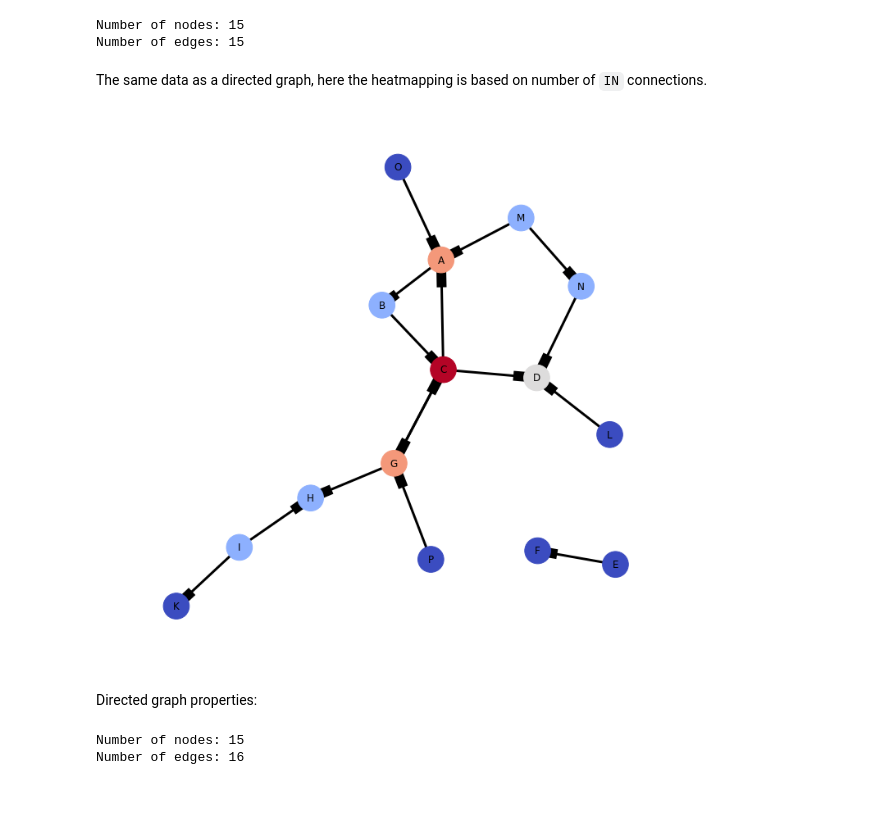
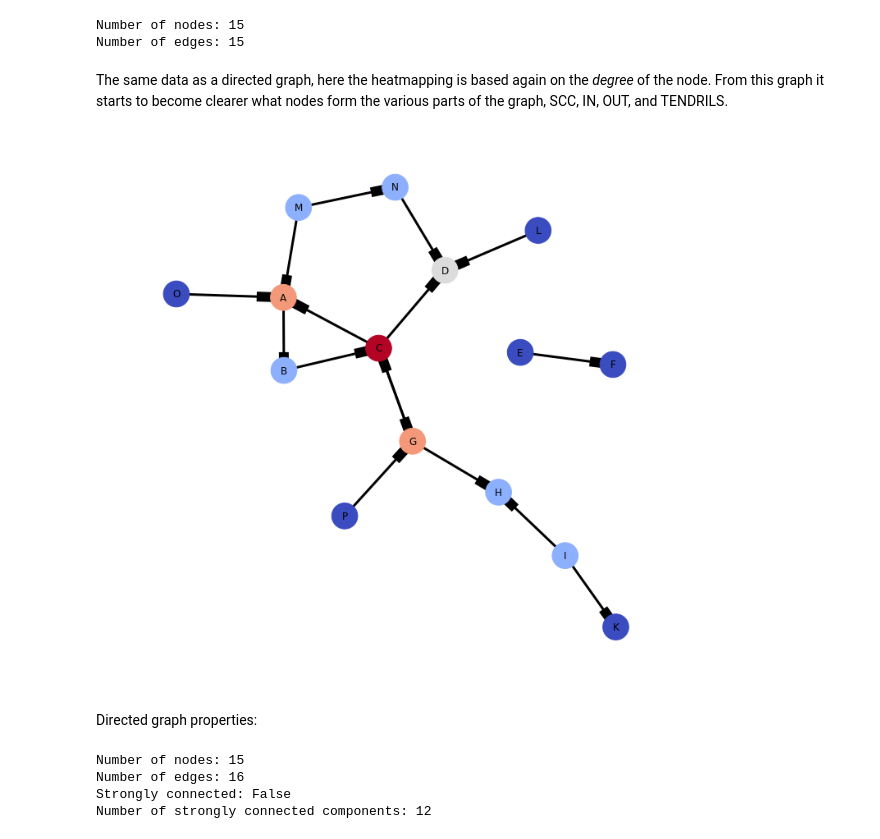
Before and after one commit to Eudoxier/cs532-s17, a Jupyter notebook: assignments/assignment_one/graph_structure/graph_structure.ipynb, the cells around one changed output. Saved outputs shown, nothing was run; the diff lists cells and outputs as text; code cells hidden in the pictures; blank space fills up the shorter version.

Commit message:
finish graph analysis

```diff
--- a/assignments/assignment_one/graph_structure/graph_structure.ipynb
+++ b/assignments/assignment_one/graph_structure/graph_structure.ipynb
@@ -137,7 +137,7 @@ print("Number of edges: {}".format(G.number_of_edges()))
 Number of nodes: 15
 Number of edges: 15
 # %% [markdown]
-The same data as a directed graph, here the heatmapping is based on number of `IN` connections.
+The same data as a directed graph, here the heatmapping is based again on the _degree_ of the node. From this graph it starts to become clearer what nodes form the various parts of the graph, SCC, IN, OUT, and TENDRILS.
 # %%
 H = nx.DiGraph()
 H.add_nodes_from('ABCDEFGHIKLMNOP')
@@ -148,26 +148,29 @@ H.add_edges_from([('A', 'B'), ('B', 'C'), ('C', 'D'), ('C', 'A'), \
 # %%
 import matplotlib.pyplot as plt
 import pylab as plt
 
 from networkx.drawing.nx_agraph import graphviz_layout
 
 # with nodes colored by degree
 node_color=[float(H.degree(v)) for v in H]
-cmap = plt.cm.YlGnBu
 
 plt.figure(figsize=(9,9))
 pos = nx.nx_pydot.graphviz_layout(H,prog="neato")
 nx.draw(H, pos, node_color=node_color, node_size=1000, edge_color='k', \
         width=3, with_labels=True, cmap=plt.cm.coolwarm)
 
 plt.show()
 # %% [output]
-[figure, old version]
+[figure, new version]
 # %% [markdown]
 Directed graph properties:
 # %%
 print("Number of nodes: {}".format(H.number_of_nodes()))
 print("Number of edges: {}".format(H.number_of_edges()))
+print("Strongly connected: {}".format(nx.is_strongly_connected(H)))
+print("Number of strongly connected components: {}".format(nx.number_strongly_connected_components(H)))
 # %% [output]
 Number of nodes: 15
 Number of edges: 16
+Strongly connected: False
+Number of strongly connected components: 12
```
Also changed, not shown: parts of 12 cells of this notebook, 2 other files.
